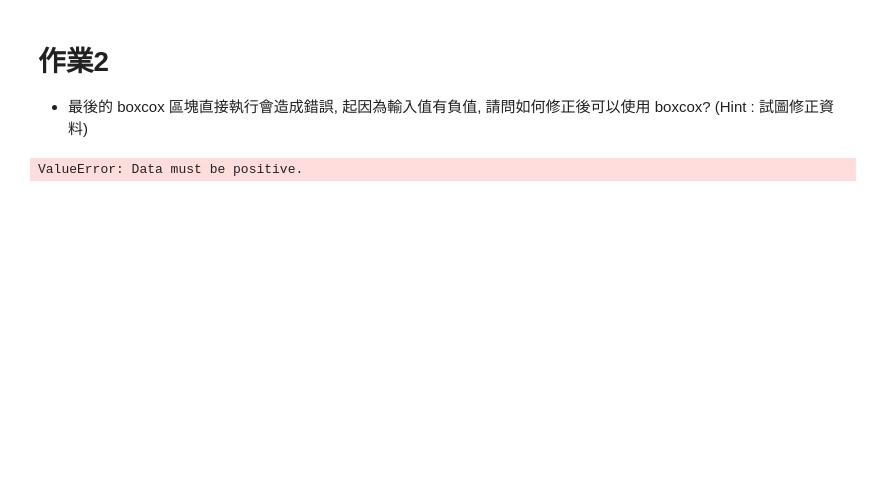
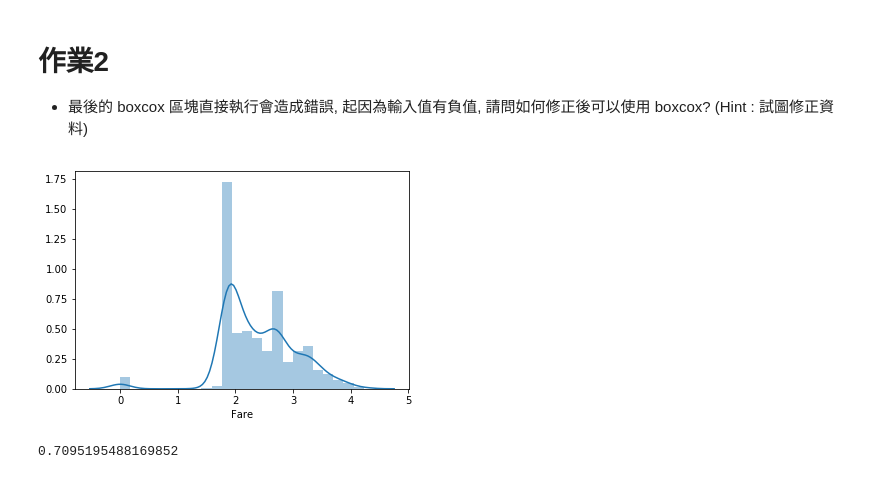
Before and after one commit to cccedith789/3rd-ML100Days, a Jupyter notebook: Day_023_HW-去除偏態.ipynb, the cells around one changed output. Drawn from its saved outputs; the diff is of its cells as text; code cells hidden in the pictures; blank space fills up the shorter version.

```diff
--- a/Day_023_HW-去除偏態.ipynb
+++ b/Day_023_HW-去除偏態.ipynb
@@ -98,16 +98,19 @@ cross_val_score(estimator, train_X, train_Y, cv=5).mean()
 # 將 Fare 取 boxcox 後, 看散佈圖, 並計算分數 (執行會有 error, 請試圖修正)
 from scipy import stats
 df_fixed = copy.deepcopy(df)
-"""
-待做待做待做
-"""
-df_fixed['Fare'] = stats.boxcox(df_fixed['Fare'])[0]
-sns.distplot(df_fixed['Fare'][:train_num])
-plt.show()
-
-df_fixed = MMEncoder.fit_transform(df_fixed)
-train_X = df_fixed[:train_num]
-estimator = LogisticRegression()
-cross_val_score(estimator, train_X, train_Y, cv=5).mean()
-# %% [output]
-ValueError: Data must be positive.
+# %%
+# 修正方式 : 加入下面這一行, 使最小值大於 0, 類似log1p的概念
+df_fixed['Fare'] = df_fixed['Fare'] + 1
+
+df_fixed['Fare'] = stats.boxcox(df_fixed['Fare'])[0]
+sns.distplot(df_fixed['Fare'][:train_num])
+plt.show()
+# %% [output]
+[figure, added]
+# %%
+df_fixed = MMEncoder.fit_transform(df_fixed)
+train_X = df_fixed[:train_num]
+estimator = LogisticRegression()
+cross_val_score(estimator, train_X, train_Y, cv=5).mean()
+# %% [output]
+0.7095195488169852
```
Also changed, not shown: parts of 4 cells of this notebook.
